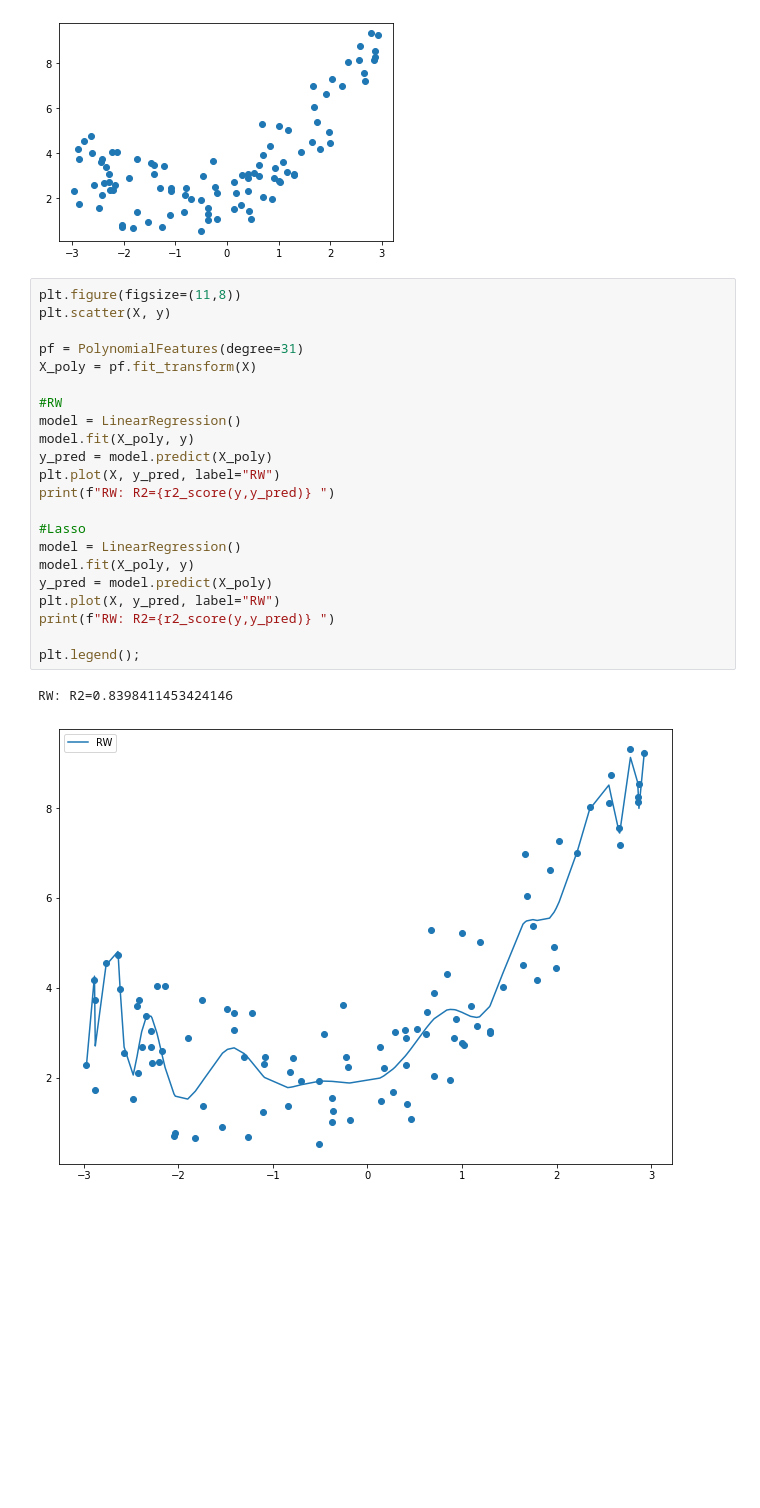
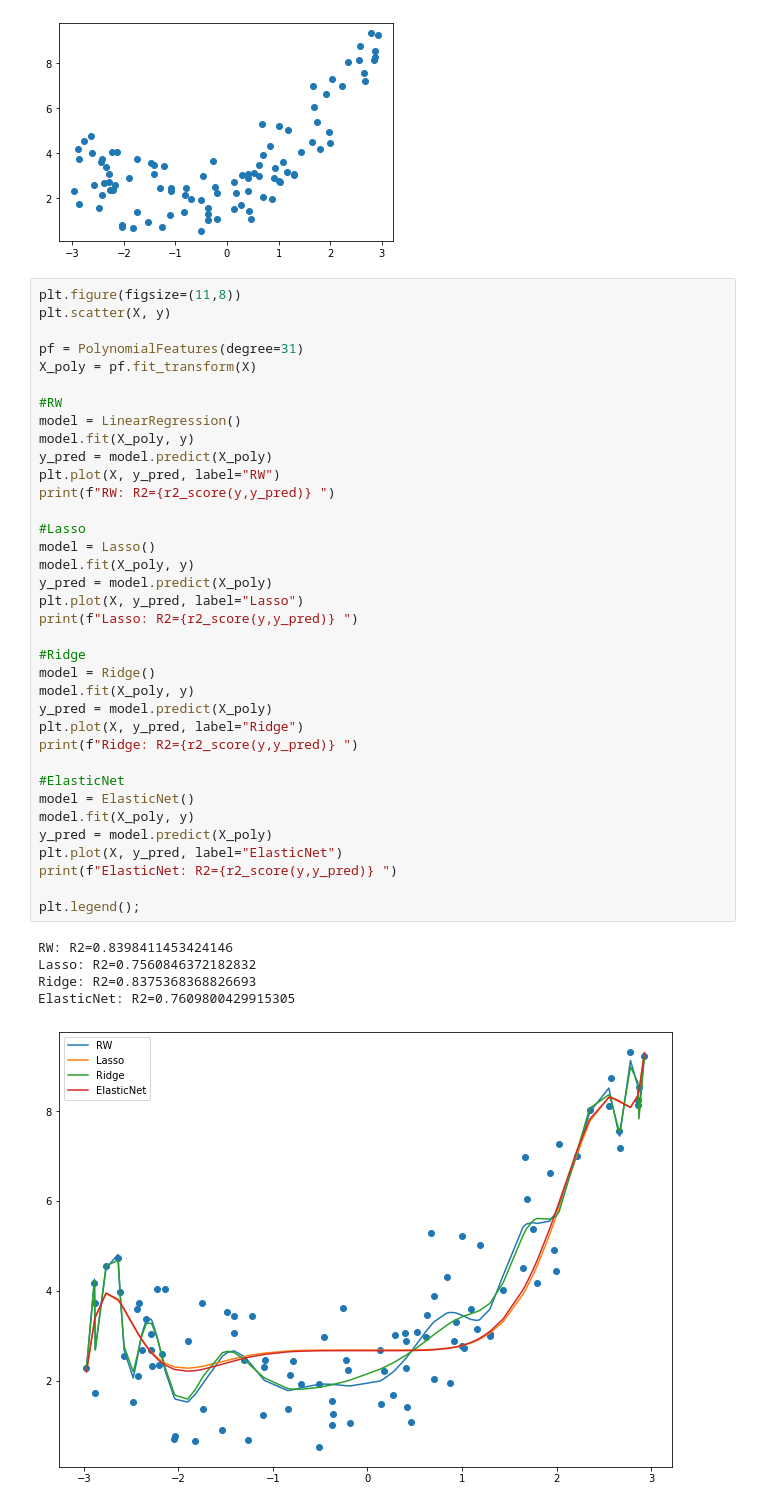
Before and after one commit to marianwitkowski/ML0905, a Jupyter notebook: Dzien01/01-regresja.ipynb, the cells around one changed output. Saved outputs shown, nothing was run; the diff lists cells and outputs as text; blank space fills up the shorter version.

```diff
--- a/Dzien01/01-regresja.ipynb
+++ b/Dzien01/01-regresja.ipynb
@@ -217,25 +217,42 @@ plt.scatter(X, y)
 # %%
 plt.figure(figsize=(11,8))
 plt.scatter(X, y)
 
 pf = PolynomialFeatures(degree=31)
 X_poly = pf.fit_transform(X)
 
 #RW
 model = LinearRegression()
 model.fit(X_poly, y)
 y_pred = model.predict(X_poly)
 plt.plot(X, y_pred, label="RW")
 print(f"RW: R2={r2_score(y,y_pred)} ")
 
 #Lasso
-model = LinearRegression()
+model = Lasso()
 model.fit(X_poly, y)
 y_pred = model.predict(X_poly)
-plt.plot(X, y_pred, label="RW")
-print(f"RW: R2={r2_score(y,y_pred)} ")
+plt.plot(X, y_pred, label="Lasso")
+print(f"Lasso: R2={r2_score(y,y_pred)} ")
+
+#Ridge
+model = Ridge()
+model.fit(X_poly, y)
+y_pred = model.predict(X_poly)
+plt.plot(X, y_pred, label="Ridge")
+print(f"Ridge: R2={r2_score(y,y_pred)} ")
+
+#ElasticNet
+model = ElasticNet()
+model.fit(X_poly, y)
+y_pred = model.predict(X_poly)
+plt.plot(X, y_pred, label="ElasticNet")
+print(f"ElasticNet: R2={r2_score(y,y_pred)} ")
 
 plt.legend();
 # %% [output]
 RW: R2=0.8398411453424146
+Lasso: R2=0.7560846372182832
+Ridge: R2=0.8375368368826693
+ElasticNet: R2=0.7609800429915305
-[figure, old version]
+[figure, new version]
```
Also changed, not shown: parts of 15 cells of this notebook.
